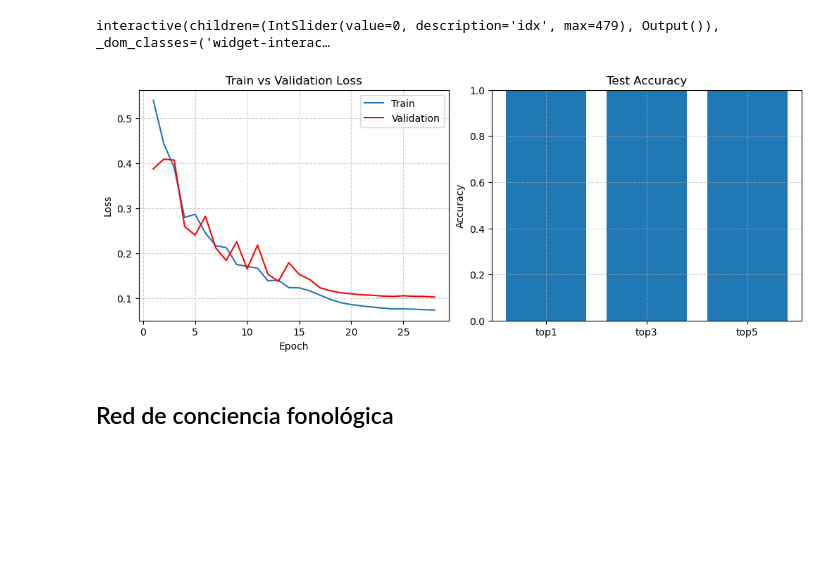
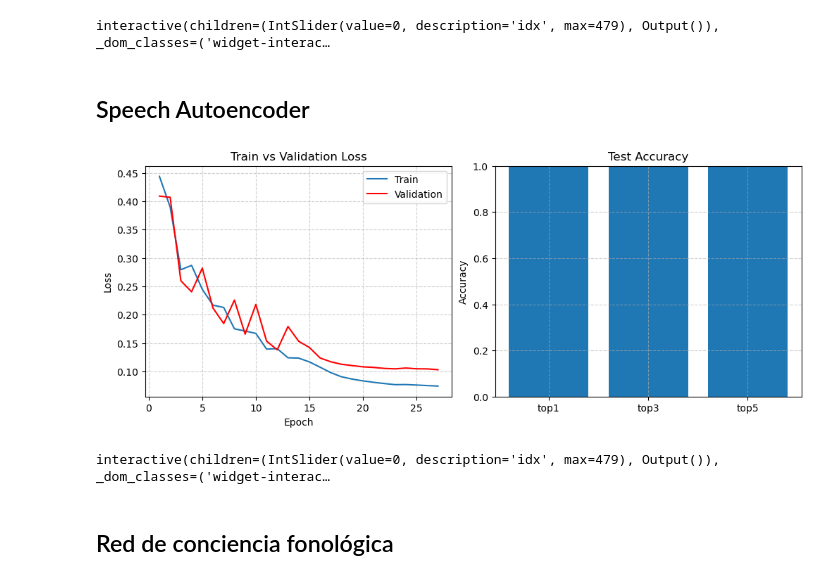
Before and after one commit to martindsq/from-speech, a Jupyter notebook: notebooks/Untitled-Copy1.ipynb, the cells around one changed output. Saved outputs shown, nothing was run; the diff lists cells and outputs as text; code cells hidden in the pictures; blank space fills up the shorter version.

```diff
--- a/notebooks/Untitled-Copy1.ipynb
+++ b/notebooks/Untitled-Copy1.ipynb
@@ -66,6 +63,7 @@ Buscando ..\spanish\kalulu-phones-480.tar.xz... OK
 Buscando ..\spanish\kalulu-spoken-480.tar.xz... OK
 # %%
 from cowaver.utils import descomprimir_archivo, listar_clases, separar_clases
+from cowaver.datamodules import TinyPairedMel
 
 phones_path = descomprimir_archivo(compressed_phones_path, data_path)
 spoken_path = descomprimir_archivo(compressed_spoken_path, data_path)
@@ -77,6 +75,10 @@ print("Total de palabras:", len(palabras))
 palabras_a_entrenar, palabras_a_generalizar = separar_clases(palabras, fraction=0.2)
 print("Palabras a entrenar:", len(palabras_a_entrenar))
 print(f"Palabras a generalizar ({len(palabras_a_generalizar)}):", palabras_a_generalizar)
+
+full_data = TinyPairedMel(phones_path, spoken_path, mel_bins=80, classes=palabras)
+training_data = TinyPairedMel(phones_path, spoken_path, mel_bins=80, classes=palabras_a_entrenar)
+generalization_data = TinyPairedMel(phones_path, spoken_path, mel_bins=80, classes=palabras_a_generalizar)
 # %% [output]
 Descomprimiendo ..\spanish\kalulu-phones-480.tar.xz en ..\spanish\data\kalulu-phones-480... YA EXISTE
 Descomprimiendo ..\spanish\kalulu-spoken-480.tar.xz en ..\spanish\data\kalulu-spoken-480... YA EXISTE
@@ -111,6 +112,8 @@ def explore_test_set(idx=0):
     display(widgets.VBox([out, widgets.HBox([audio_widget(phonetized_waveform), audio_widget(spoken_waveform)])]))
 # %% [output]
 interactive(children=(IntSlider(value=0, description='idx', max=479), Output()), _dom_classes=('widget-interac…
+# %% [markdown]
+## Speech Autoencoder
 # %%
 import torch
 from torch import nn
@@ -122,7 +125,7 @@ from cowaver.modules.autoencoders import ConvAutoEncoder
 from cowaver.models import DataModule, TestResults, TrainProgramme, TrainableMixin
 from cowaver.utils import distancia_mel, topk
 
-class TrainableConvAutoEncoder(TrainableMixin, ConvAutoEncoder):
+class SpeechAutoEncoder(TrainableMixin, ConvAutoEncoder):
     def __init__(self, seq_len: int = 49, mel_bins: int = 80):
         super().__init__(x_dim=(1, seq_len, mel_bins), h_dim=256, n_filters=32, filter_size=5)
         self.seq_len = seq_len
@@ -176,21 +178,56 @@ programme = TrainProgramme(
 # %%
 from cowaver.utils import evaluar_red
 from cowaver.checkpoints import cargar_checkpoint
 from cowaver.plots import graficar_train_history, graficar_test_results
 
-paired_data = TinyPairedMel(phones_path, spoken_path, mel_bins=80, classes=palabras)
-net = TrainableConvAutoEncoder()
-train_history = cargar_checkpoint(net, folder=checkpoints_path / "spoken", silent=True)
+speech_autoencoder = SpeechAutoEncoder()
+train_history = cargar_checkpoint(speech_autoencoder, folder=checkpoints_path / "spoken", silent=True)
 train_history.train_losses = train_history.train_losses[1:]
 train_history.val_losses = train_history.val_losses[1:]
-test_results = evaluar_red(net, paired_data)
+test_results = evaluar_red(speech_autoencoder, full_data)
 
 fig, axes = plt.subplots(1, 2, figsize=(10, 4), layout="constrained")
 graficar_train_history(train_history, ax=axes[0])
 graficar_test_results(test_results, ax=axes[1])
 plt.show()
 # %% [output]
-[figure, old version]
+[figure, new version]
+# %%
+import matplotlib.pyplot as plt
+from cowaver.utils import extraer_waveform
+from cowaver.plots import graficar_waveform, graficar_mel
+
+speech_autoencoder = SpeechAutoEncoder()
+cargar_checkpoint(speech_autoencoder, folder=checkpoints_path / "spoken", silent=True)
+speech_autoencoder.eval()
+exploration_set = full_data.test_set
+
+@widgets.interact(idx=(0, len(exploration_set) - 1))
+def explore_test_set(idx=0):
+    (image, _, spoken_mel), target = exploration_set[idx]
+    spoken_waveform = extraer_waveform(spoken_mel)
+
+    with torch.no_grad():
+        reconstructed_mel = speech_autoencoder(spoken_mel.unsqueeze(1).transpose(2, 3))
+    reconstructed_mel = reconstructed_mel.squeeze(1).transpose(1, 2)
+    reconstructed_waveform = extraer_waveform(reconstructed_mel)
+
+    out = widgets.Output()
+    with out:
+        fig, axes = plt.subplots(2, 2, figsize=(10, 6), layout="constrained")
+        fig.suptitle(exploration_set.classes[target])
+        graficar_waveform(spoken_waveform, ax=axes[0][0])
+        graficar_mel(spoken_mel, ax=axes[0][1])
+        graficar_waveform(reconstructed_waveform, ax=axes[1][0])
+        graficar_mel(reconstructed_mel, ax=axes[1][1])
+        plt.show()
+
+    display(widgets.VBox([
+        out,
+        widgets.HBox([audio_widget(spoken_waveform), audio_widget(reconstructed_waveform)])]
+    ))
+# %% [output]
+interactive(children=(IntSlider(value=0, description='idx', max=479), Output()), _dom_classes=('widget-interac…
 # %% [markdown]
 ## Red de conciencia fonológica
 # %%
```
Also changed, not shown: parts of 11 cells of this notebook, 2 other files.
